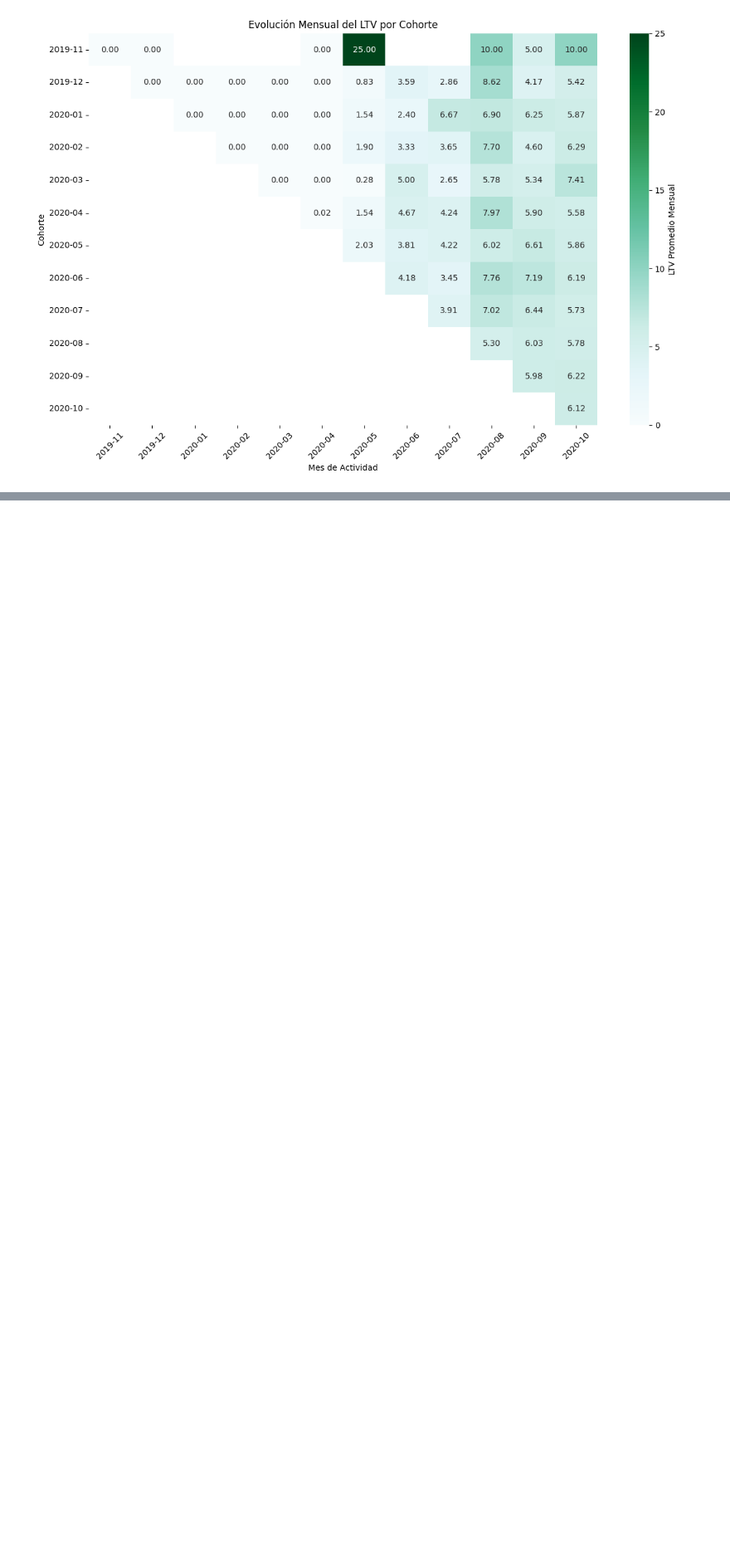
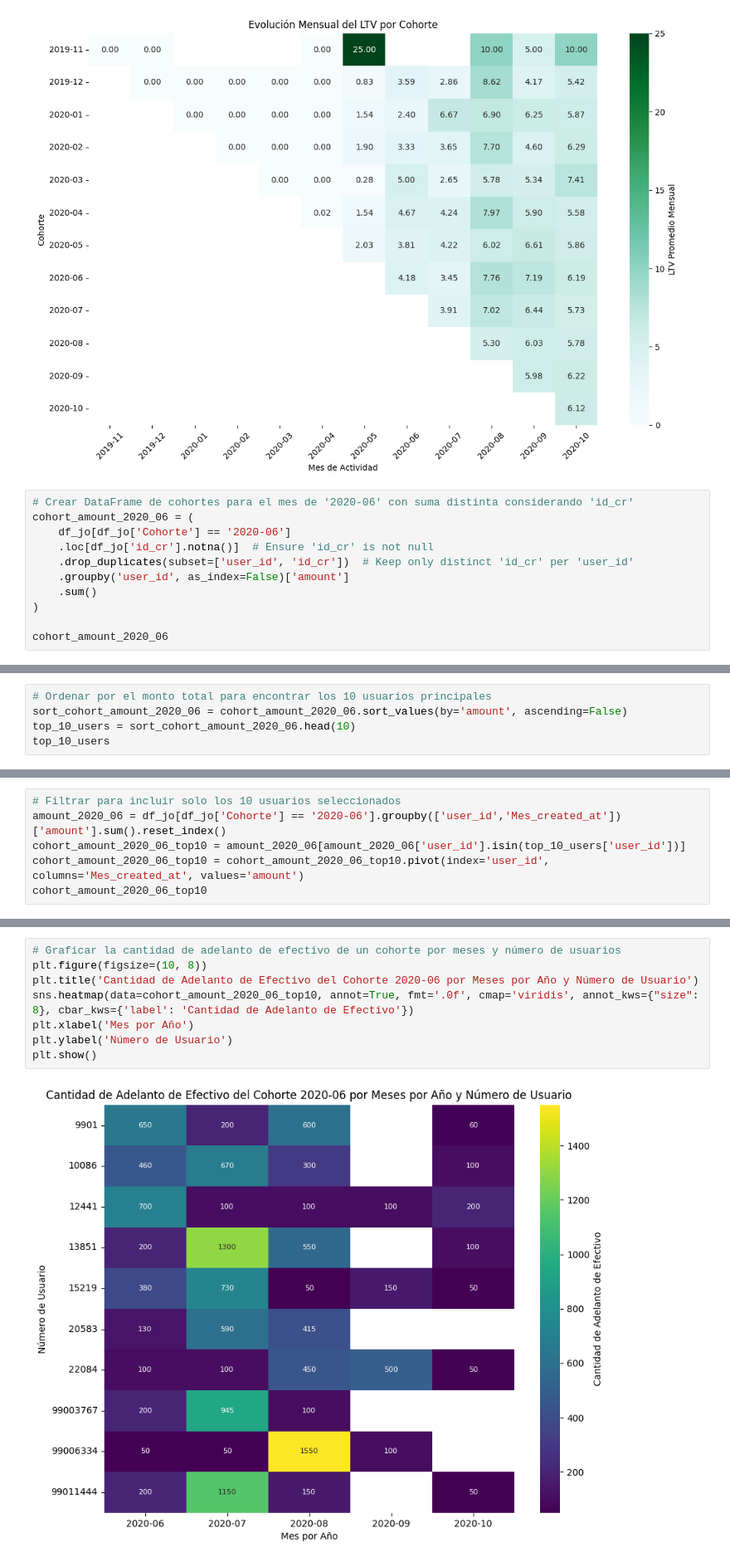
Before and after one commit to albagd77/Pasta-Loca---Proyecto-para-curso-Data-Scientist-UOC, a Jupyter notebook: analysis_ale.ipynb, the cells around one changed output, grey strips where cells are left out. Shown at 83% size. Cells and saved outputs as stored; diff of their text form; blank space fills up the shorter version.

```diff
--- a/analysis_ale.ipynb
+++ b/analysis_ale.ipynb
@@ -346,3 +345,14 @@ plt.tight_layout()
 plt.show()
 # %% [output]
 [figure]
+# %%
+# Crear DataFrame de cohortes para el mes de '2020-06' con suma distinta considerando 'id_cr'
+cohort_amount_2020_06 = (
+    df_jo[df_jo['Cohorte'] == '2020-06']
+    .loc[df_jo['id_cr'].notna()]  # Ensure 'id_cr' is not null
+    .drop_duplicates(subset=['user_id', 'id_cr'])  # Keep only distinct 'id_cr' per 'user_id'
+    .groupby('user_id', as_index=False)['amount']
+    .sum()
+)
+
+cohort_amount_2020_06
@@ -348,0 +373,5 @@ plt.show()
+# %%
+# Ordenar por el monto total para encontrar los 10 usuarios principales
+sort_cohort_amount_2020_06 = cohort_amount_2020_06.sort_values(by='amount', ascending=False)
+top_10_users = sort_cohort_amount_2020_06.head(10)
+top_10_users
@@ -348,0 +390,6 @@ plt.show()
+# %%
+# Filtrar para incluir solo los 10 usuarios seleccionados
+amount_2020_06 = df_jo[df_jo['Cohorte'] == '2020-06'].groupby(['user_id','Mes_created_at'])['amount'].sum().reset_index()
+cohort_amount_2020_06_top10 = amount_2020_06[amount_2020_06['user_id'].isin(top_10_users['user_id'])]
+cohort_amount_2020_06_top10 = cohort_amount_2020_06_top10.pivot(index='user_id', columns='Mes_created_at', values='amount')
+cohort_amount_2020_06_top10
@@ -348,0 +409,10 @@ plt.show()
+# %%
+# Graficar la cantidad de adelanto de efectivo de un cohorte por meses y número de usuarios
+plt.figure(figsize=(10, 8))
+plt.title('Cantidad de Adelanto de Efectivo del Cohorte 2020-06 por Meses por Año y Número de Usuario')
+sns.heatmap(data=cohort_amount_2020_06_top10, annot=True, fmt='.0f', cmap='viridis', annot_kws={"size": 8}, cbar_kws={'label': 'Cantidad de Adelanto de Efectivo'})
+plt.xlabel('Mes por Año')
+plt.ylabel('Número de Usuario')
+plt.show()
+# %% [output]
+[figure, added]
```
Also changed, not shown: parts of 17 cells of this notebook, 3 other files.
